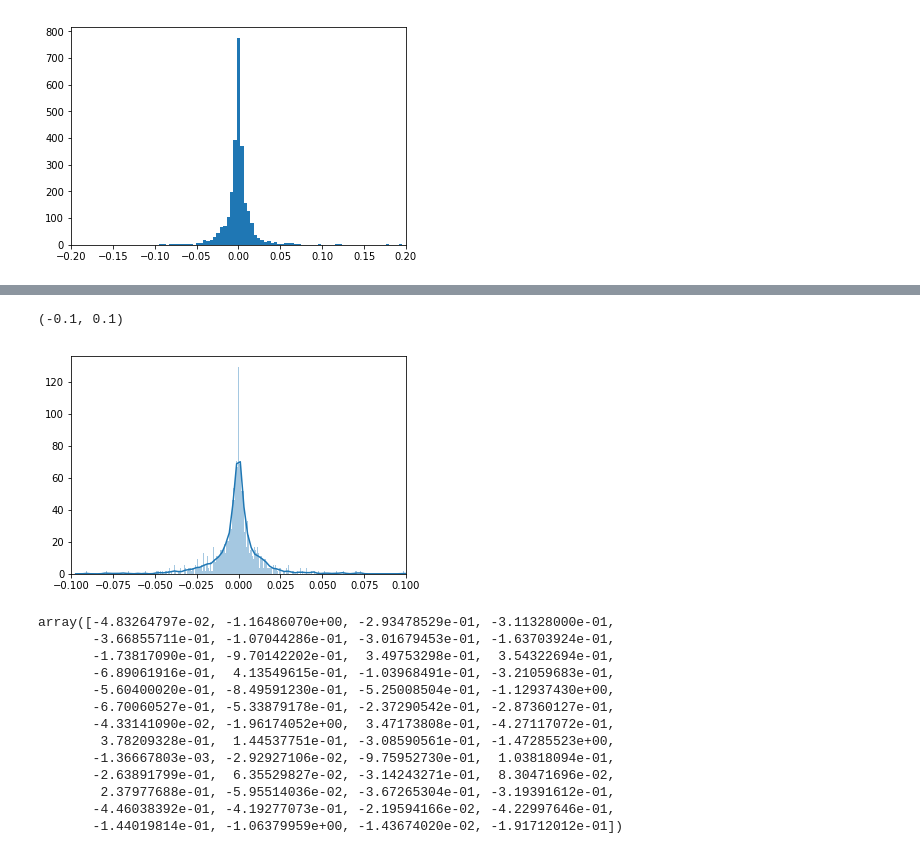
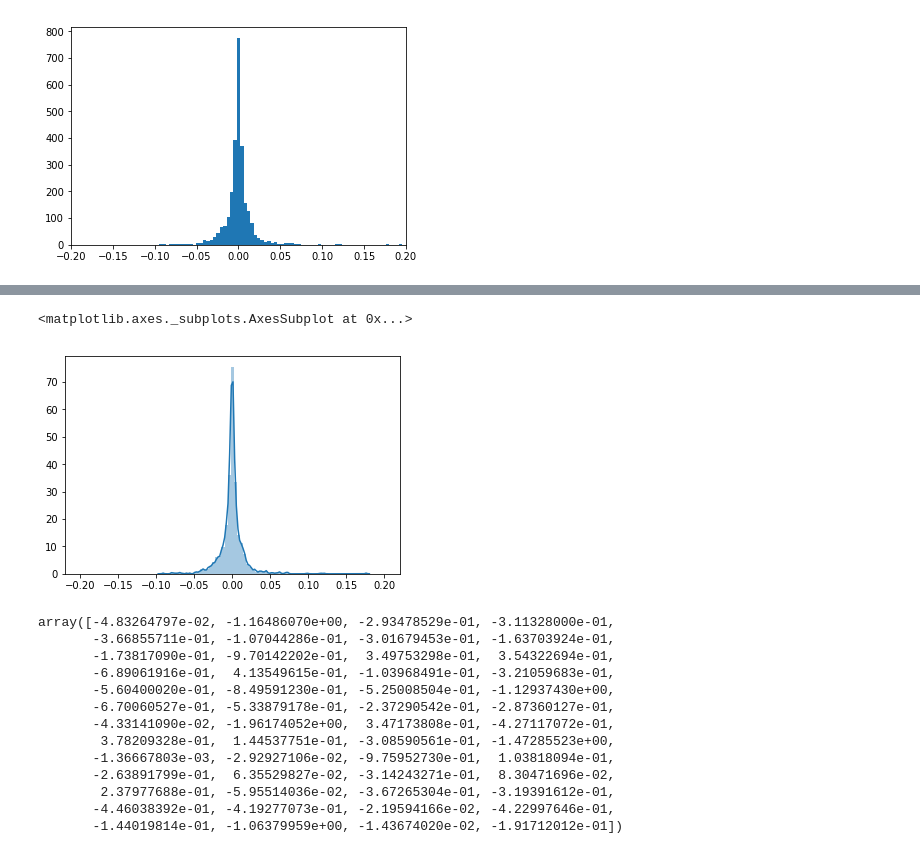
Before and after one commit to Agos95/ComplexSyst, a Jupyter notebook: 01/Exercise.ipynb, the cells around one changed output, grey strips where cells are left out. Saved outputs shown, nothing was run; the diff lists cells and outputs as text; code cells hidden in the pictures.

Commit message:
Fixed graph

```diff
--- a/01/Exercise.ipynb
+++ b/01/Exercise.ipynb
@@ -502,9 +495,9 @@ print(M_zero_diag.min(), M_zero_diag.max())
 # %%
-sns.distplot(M_zero_diag.reshape(M_zero_diag.shape[0]*M_zero_diag.shape[1],1), bins=np.linspace(-.1,.1,500))
-plt.xlim(-.1,.1)
+sns.distplot(M_zero_diag.reshape(M_zero_diag.shape[0]*M_zero_diag.shape[1],1), bins=np.linspace(-.2,.2,100))
+#plt.xlim(-.1,.1)
 # %% [output]
-(-0.1, 0.1)
+<matplotlib.axes._subplots.AxesSubplot at 0x...>
-[figure, old version]
+[figure, new version]
 # %%
 lambda_MaxEnt3 = -np.dot(M, average_abundance[sel])
 lambda_MaxEnt3
```
Also changed, not shown: parts of 13 cells of this notebook.
